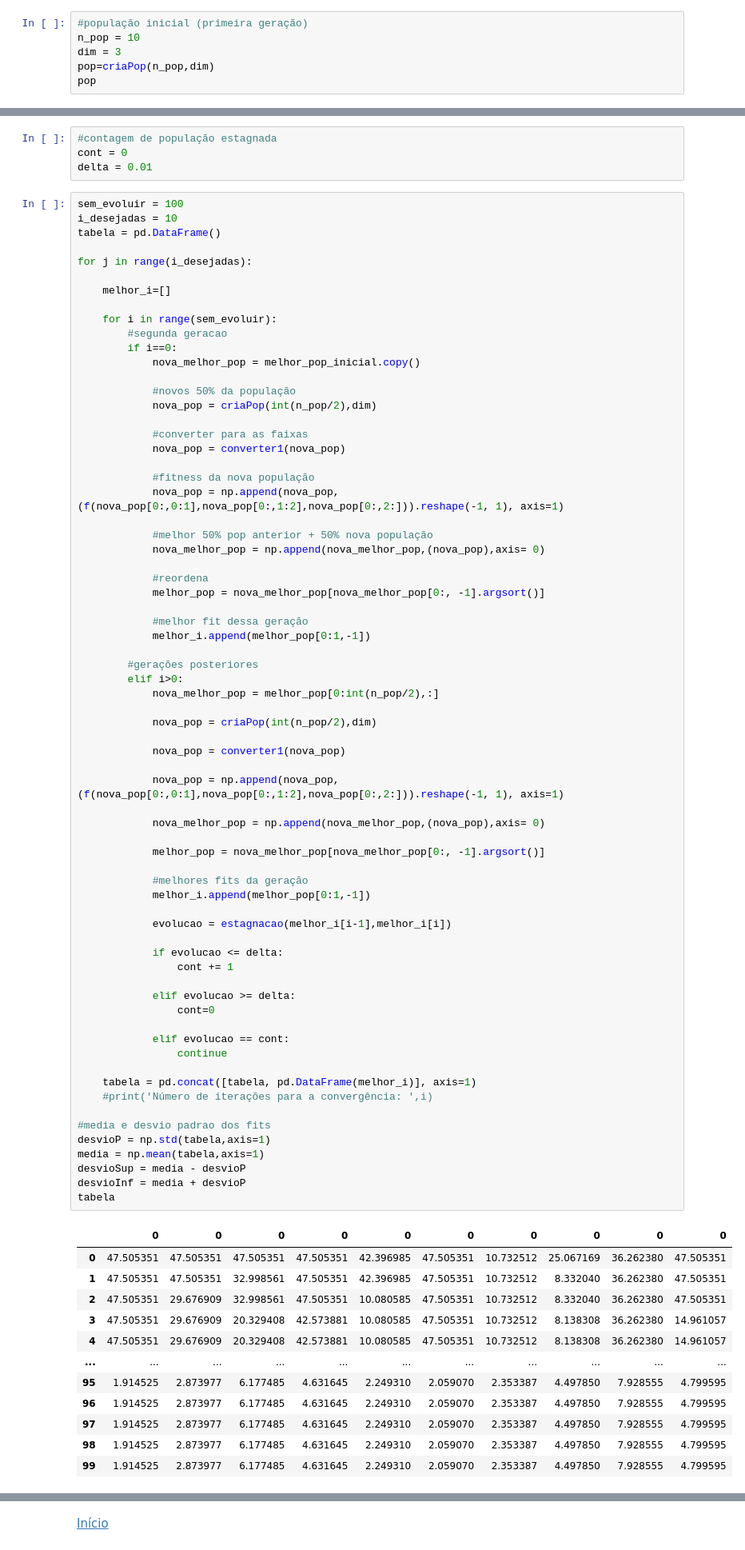
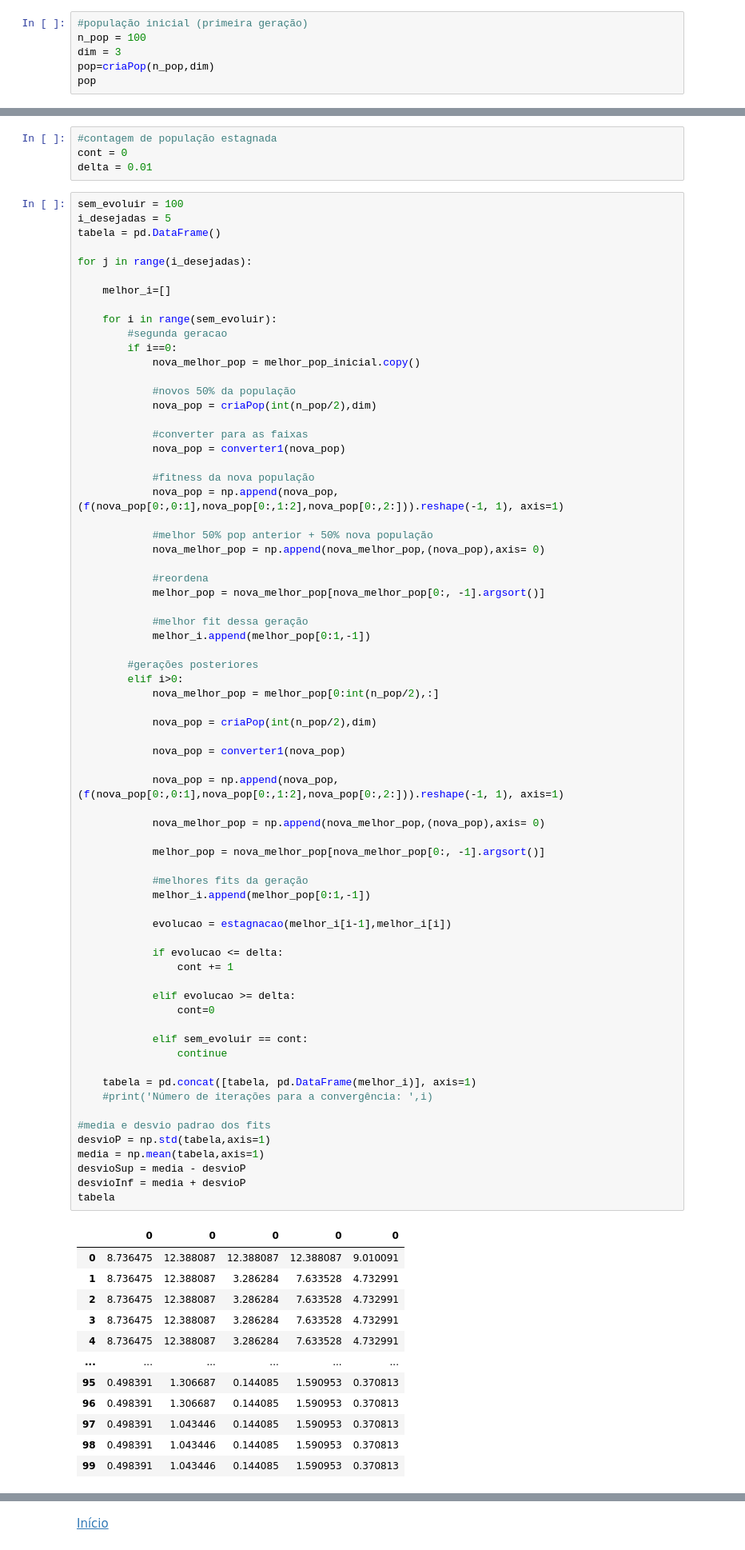
Before and after one commit to julianaAuzier/topicos-especiais-computacao-trabalho1, a Jupyter notebook: 2 - testing random walk.ipynb, the cells around one changed output, grey strips where cells are left out. Shown at 80% size. Saved outputs shown, nothing was run; the diff lists cells and outputs as text.

```diff
--- a/2 - testing random walk.ipynb
+++ b/2 - testing random walk.ipynb
@@ -35,7 +35,7 @@ def estagnacao(fitAnt, fitAtual):
     return abs(fitAnt-fitAtual)/fitAtual
 # %%
 #população inicial (primeira geração)
-n_pop = 10
+n_pop = 100
 dim = 3
 pop=criaPop(n_pop,dim)
 pop
@@ -136,7 +151,7 @@ cont = 0
 delta = 0.01
 # %%
 sem_evoluir = 100
-i_desejadas = 10
+i_desejadas = 5
 tabela = pd.DataFrame()
 
 for j in range(i_desejadas):
@@ -176,43 +191,43 @@ for j in range(i_desejadas):
 
             nova_pop = np.append(nova_pop,(f(nova_pop[0:,0:1],nova_pop[0:,1:2],nova_pop[0:,2:])).reshape(-1, 1), axis=1)
 
             nova_melhor_pop = np.append(nova_melhor_pop,(nova_pop),axis= 0)
 
             melhor_pop = nova_melhor_pop[nova_melhor_pop[0:, -1].argsort()]
 
             #melhores fits da geração
             melhor_i.append(melhor_pop[0:1,-1])
 
             evolucao = estagnacao(melhor_i[i-1],melhor_i[i])
 
             if evolucao <= delta:
                 cont += 1
 
             elif evolucao >= delta:
                 cont=0
 
-            elif evolucao == cont:
+            elif sem_evoluir == cont:
                 continue
 
     tabela = pd.concat([tabela, pd.DataFrame(melhor_i)], axis=1)
     #print('Número de iterações para a convergência: ',i)
 
 #media e desvio padrao dos fits
 desvioP = np.std(tabela,axis=1)
 media = np.mean(tabela,axis=1)
 desvioSup = media - desvioP
 desvioInf = media + desvioP
 tabela
 # %% [output]
-|  | 0 | 0 | 0 | 0 | 0 | 0 | 0 | 0 | 0 | 0 |
-| 0 | 47.505351 | 47.505351 | 47.505351 | 47.505351 | 42.396985 | 47.505351 | 10.732512 | 25.067169 | 36.262380 | 47.505351 |
-| 1 | 47.505351 | 47.505351 | 32.998561 | 47.505351 | 42.396985 | 47.505351 | 10.732512 | 8.332040 | 36.262380 | 47.505351 |
-| 2 | 47.505351 | 29.676909 | 32.998561 | 47.505351 | 10.080585 | 47.505351 | 10.732512 | 8.332040 | 36.262380 | 47.505351 |
-| 3 | 47.505351 | 29.676909 | 20.329408 | 42.573881 | 10.080585 | 47.505351 | 10.732512 | 8.138308 | 36.262380 | 14.961057 |
-| 4 | 47.505351 | 29.676909 | 20.329408 | 42.573881 | 10.080585 | 47.505351 | 10.732512 | 8.138308 | 36.262380 | 14.961057 |
-| ... | ... | ... | ... | ... | ... | ... | ... | ... | ... | ... |
-| 95 | 1.914525 | 2.873977 | 6.177485 | 4.631645 | 2.249310 | 2.059070 | 2.353387 | 4.497850 | 7.928555 | 4.799595 |
-| 96 | 1.914525 | 2.873977 | 6.177485 | 4.631645 | 2.249310 | 2.059070 | 2.353387 | 4.497850 | 7.928555 | 4.799595 |
-| 97 | 1.914525 | 2.873977 | 6.177485 | 4.631645 | 2.249310 | 2.059070 | 2.353387 | 4.497850 | 7.928555 | 4.799595 |
-| 98 | 1.914525 | 2.873977 | 6.177485 | 4.631645 | 2.249310 | 2.059070 | 2.353387 | 4.497850 | 7.928555 | 4.799595 |
-| 99 | 1.914525 | 2.873977 | 6.177485 | 4.631645 | 2.249310 | 2.059070 | 2.353387 | 4.497850 | 7.928555 | 4.799595 |
+|  | 0 | 0 | 0 | 0 | 0 |
+| 0 | 8.736475 | 12.388087 | 12.388087 | 12.388087 | 9.010091 |
+| 1 | 8.736475 | 12.388087 | 3.286284 | 7.633528 | 4.732991 |
+| 2 | 8.736475 | 12.388087 | 3.286284 | 7.633528 | 4.732991 |
+| 3 | 8.736475 | 12.388087 | 3.286284 | 7.633528 | 4.732991 |
+| 4 | 8.736475 | 12.388087 | 3.286284 | 7.633528 | 4.732991 |
+| ... | ... | ... | ... | ... | ... |
+| 95 | 0.498391 | 1.306687 | 0.144085 | 1.590953 | 0.370813 |
+| 96 | 0.498391 | 1.306687 | 0.144085 | 1.590953 | 0.370813 |
+| 97 | 0.498391 | 1.043446 | 0.144085 | 1.590953 | 0.370813 |
+| 98 | 0.498391 | 1.043446 | 0.144085 | 1.590953 | 0.370813 |
+| 99 | 0.498391 | 1.043446 | 0.144085 | 1.590953 | 0.370813 |
```
Also changed, not shown: parts of 16 cells of this notebook.
